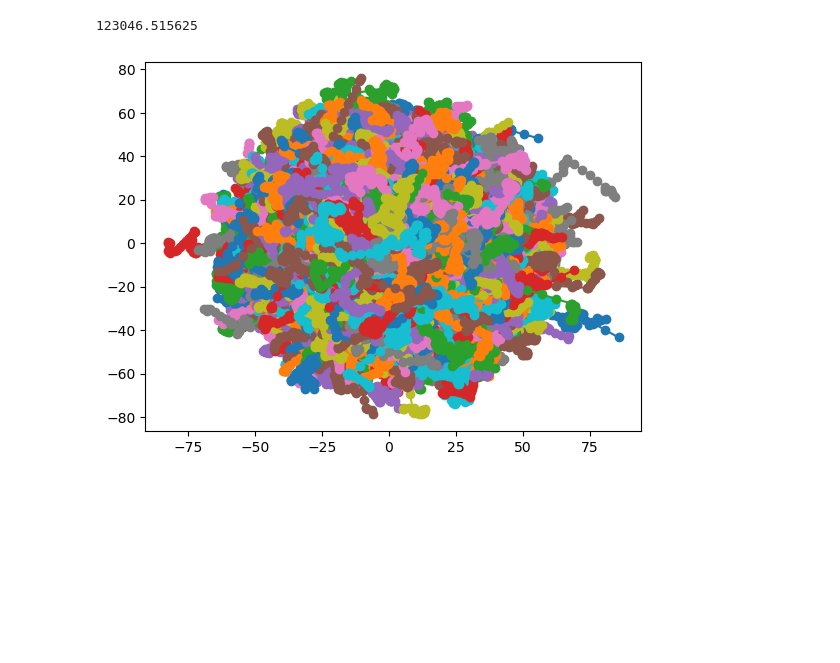
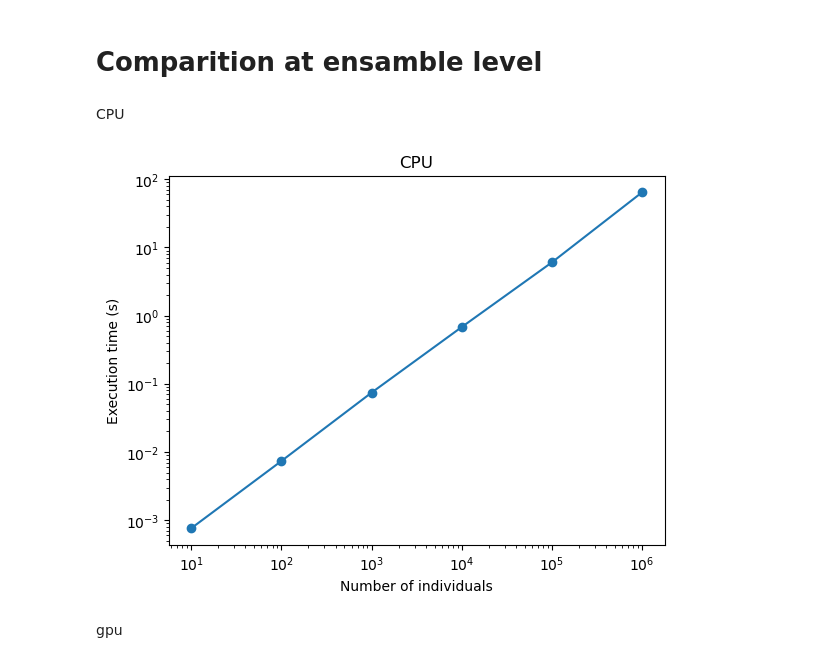
Before and after one commit to MarcoMadile/Random-Walkers-Trajectory-Simulator, a Jupyter notebook: tests.ipynb, the cells around one changed output. Saved outputs shown, nothing was run; the diff lists cells and outputs as text; code cells hidden in the pictures; blank space fills up the shorter version.

```diff
--- a/tests.ipynb
+++ b/tests.ipynb
@@ -119,0 +12,16 @@ class Ensemble:
+# %%
+# CPU
+data_dist_CPU = np.random.exponential(scale=1.0, size=1000)
+t_inds = [10**i for i in range(1,7)]
+hist, bin_edges = np.histogram(data_dist_CPU, bins=10, density=True)
+ind_CPU = CPU_code.Individual(initial_position=[0,0],waiting_time_dist=[hist,bin_edges],step_size_dist=[hist,bin_edges])
+exc_times_CPU = []
+tryals= 50
+for time_ in t_inds:
+    sum_time=0
+    for tryal in range(tryals):
+        ini_time = time.time()
+        ind_CPU.move(time=time_)
+        end_time = time.time()
+        sum_time += end_time - ini_time
+    exc_times_CPU.append(sum_time/tryals)
@@ -119,0 +76,23 @@ class Ensemble:
+# %% [markdown]
+# Comparition at ensamble level
+# %% [markdown]
+CPU
+# %%
+# Ensamble less time
+data_dist_CPU = np.random.exponential(scale=1.0, size=1000)
+N_inds = [10**i for i in range(1,7)]
+hist, bin_edges = np.histogram(data_dist_CPU, bins=10, density=True)
+time_=60
+ensamble_times_CPU = []
+tryals= 50
+
+for N_ind in N_inds:
+    sum_time=0
+    for tryal in range(tryals):
+        initial_pos = np.zeros((N_ind,2))
+        ensamble_CPU = CPU_code.Ensemble(N_ind,initial_positions=initial_pos ,waiting_time_dist=[hist,bin_edges],step_size_dist=[hist,bin_edges])
+        ini_time = time.time()
+        ensamble_CPU.move(time=time_)
+        end_time = time.time()
+        sum_time += end_time - ini_time
+    ensamble_times_CPU.append(sum_time/tryals)
@@ -120 +101,13 @@ class Ensemble:
+# %%
+plt.plot([10**i for i in range(1,7)], ensamble_times_CPU, "-o")
+plt.xlabel('Number of individuals')
+plt.ylabel('Execution time (s)')
+plt.title('CPU')
+plt.yscale('log')
+plt.xscale('log')
+plt.show()
+# %% [output]
+[figure, added]
+# %% [markdown]
+gpu
 # %%
@@ -137,11 +135,0 @@ end_gpu.record()
-# %%
-t_gpu = cp.cuda.get_elapsed_time(start_gpu, end_gpu)
-print(t_gpu)
-# %% [output]
-123046.515625
-# %%
-#intersections= population.find_intersections(t0=5,x0=2)
-population.plot(plot_intesections=False)
-#population.plot_network(intersections)
-# %% [output]
-[figure, removed]
```
Also changed, not shown: parts of 18 cells of this notebook, 8 other files.
